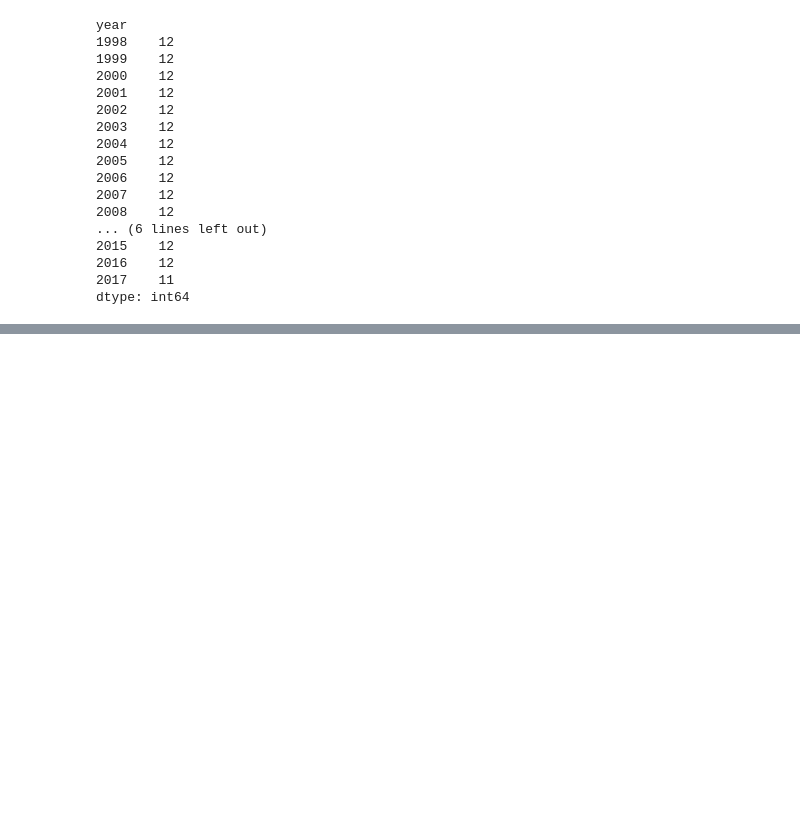
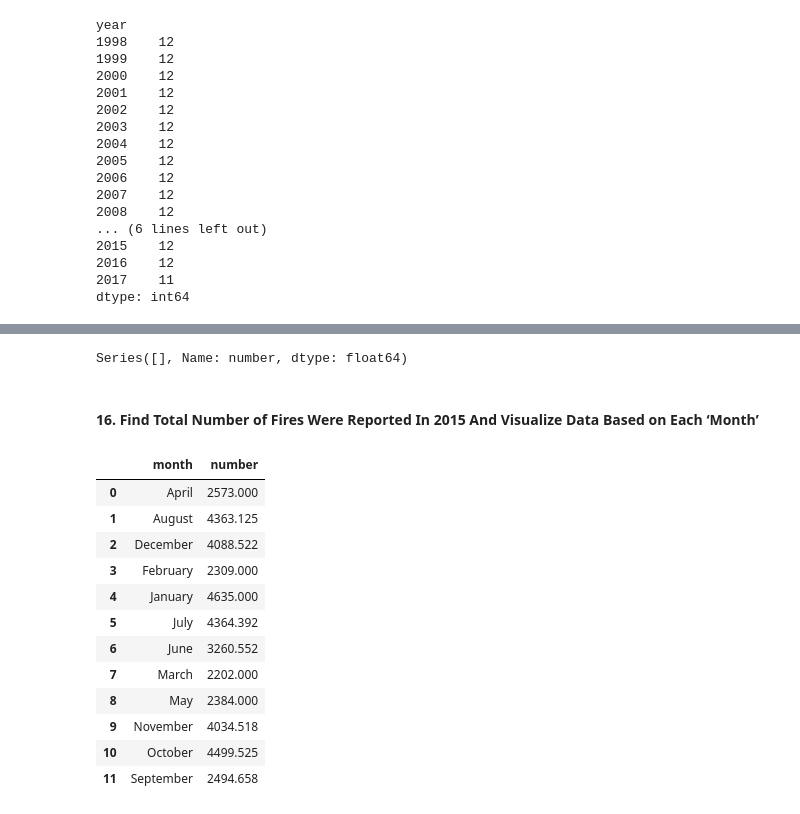
Before and after one commit to ronit2802/Pandas, a Jupyter notebook: Pandas_Projects/09_Brazil_Forest_Fire.ipynb, the cells around one changed output, grey strips where cells are left out. Saved outputs shown, nothing was run; the diff lists cells and outputs as text; code cells hidden in the pictures; blank space fills up the shorter version.

```diff
--- a/Pandas_Projects/09_Brazil_Forest_Fire.ipynb
+++ b/Pandas_Projects/09_Brazil_Forest_Fire.ipynb
@@ -192,0 +209,28 @@ dtype: int64
+# %%
+amazonas = df[df['state'] == 'amazonas']
+
+results = amazonas.groupby('date')['number'].sum()
+
+print(results)
+# %% [output]
+Series([], Name: number, dtype: float64)
+# %% [markdown]
+#### 16. Find Total Number of Fires  Were Reported In 2015 And Visualize Data Based on Each ‘Month’
+# %%
+fire = df[df['year'] == 2015].groupby('month')['number'].sum().reset_index()
+
+fire
+# %% [output]
+|  | month | number |
+| 0 | April | 2573.000 |
+| 1 | August | 4363.125 |
+| 2 | December | 4088.522 |
+| 3 | February | 2309.000 |
+| 4 | January | 4635.000 |
+| 5 | July | 4364.392 |
+| 6 | June | 3260.552 |
+| 7 | March | 2202.000 |
+| 8 | May | 2384.000 |
+| 9 | November | 4034.518 |
+| 10 | October | 4499.525 |
+| 11 | September | 2494.658 |
```
Also changed, not shown: parts of 4 cells of this notebook.
